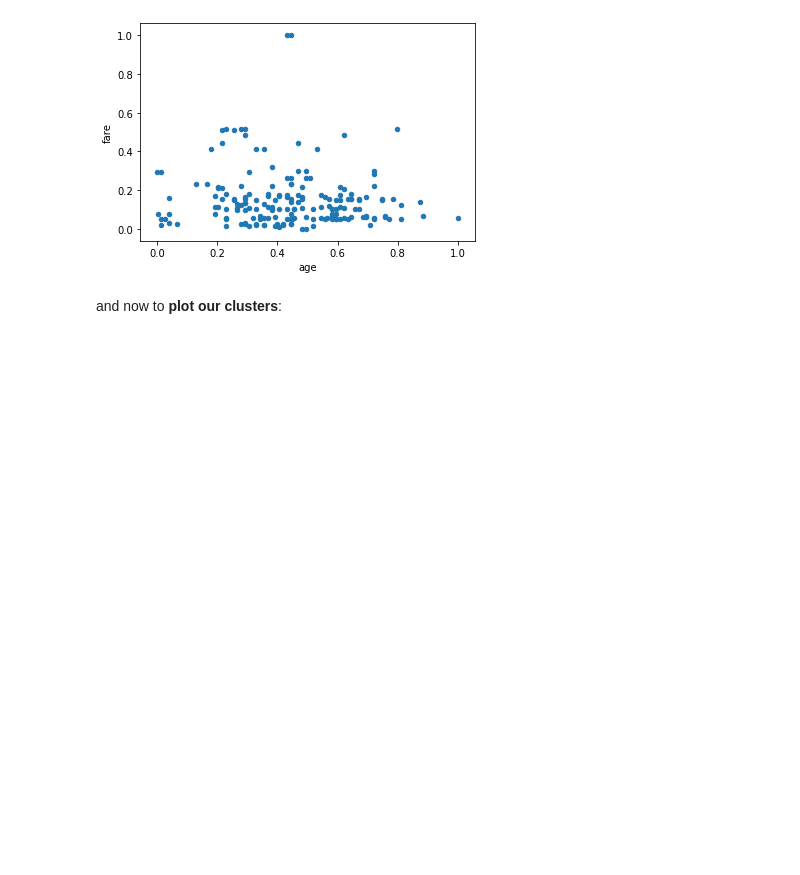
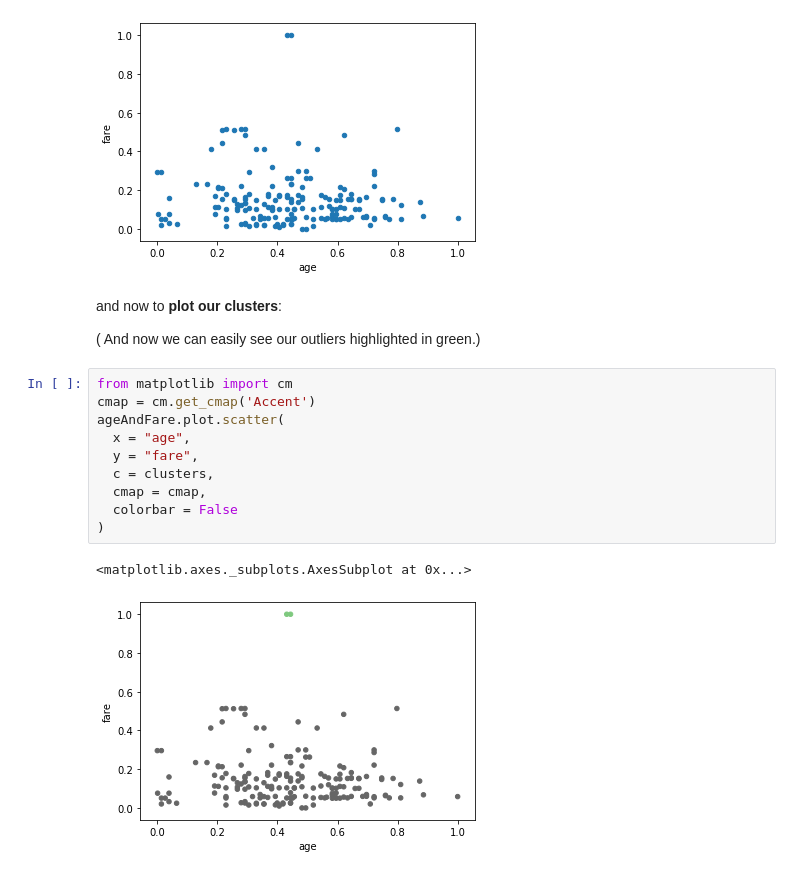
Before and after one commit to davideliason/DM4BA_Personal_Practice, a Jupyter notebook: Pandas_DataAnalysis.ipynb, the cells around one changed output. Saved outputs shown, nothing was run; the diff lists cells and outputs as text; blank space fills up the shorter version.

```diff
--- a/Pandas_DataAnalysis.ipynb
+++ b/Pandas_DataAnalysis.ipynb
@@ -2094,3 +2099,19 @@ ageAndFare.plot.scatter(x = "age", y = "fare")
 [figure]
 # %% [markdown]
 and now to **plot our clusters**:
+
+(
+And now we can easily see our outliers highlighted in green.)
+# %%
+from matplotlib import cm
+cmap = cm.get_cmap('Accent')
+ageAndFare.plot.scatter(
+  x = "age",
+  y = "fare",
+  c = clusters,
+  cmap = cmap,
+  colorbar = False
+)
+# %% [output]
+<matplotlib.axes._subplots.AxesSubplot at 0x...>
+[figure, added]
```
Also changed, not shown: parts of 2 cells of this notebook.
